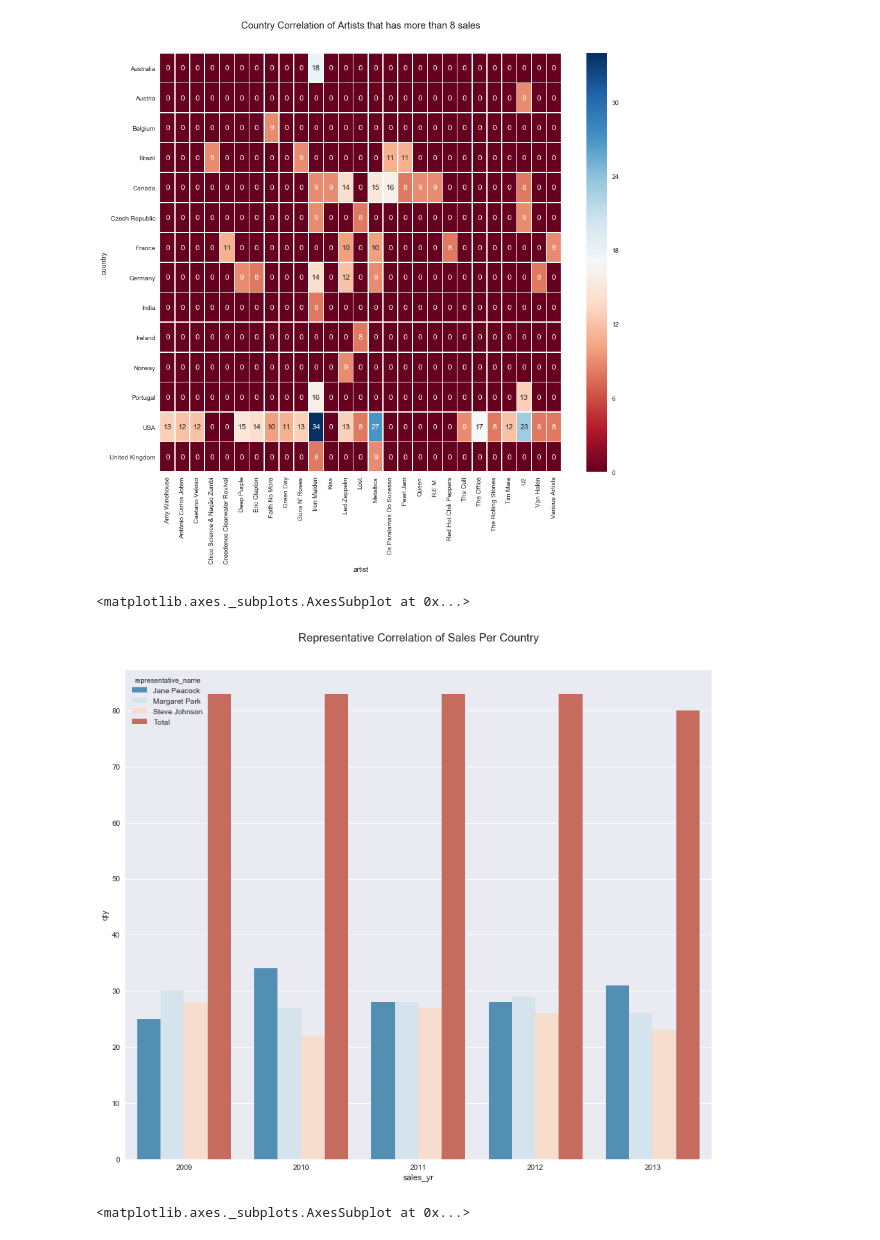
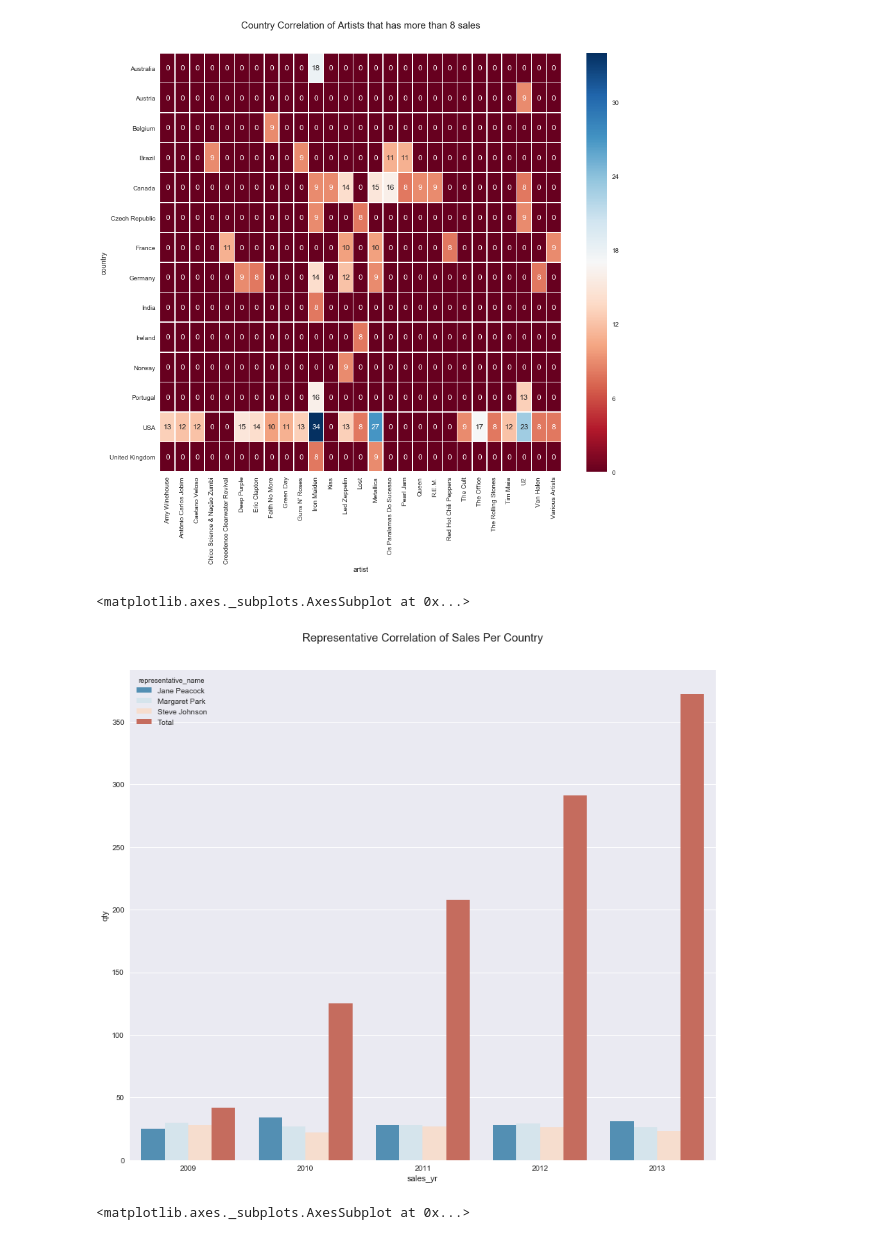
Before and after one commit to wfercosta/udacity-fdci-ii, a Jupyter notebook: FDSII - SQL Projeto - Loja Musica.ipynb, the cells around one changed output. Saved outputs shown, nothing was run; the diff lists cells and outputs as text; code cells hidden in the pictures.

Commit message:
Adiciona uma nova visualização

```diff
--- a/FDSII - SQL Projeto - Loja Musica.ipynb
+++ b/FDSII - SQL Projeto - Loja Musica.ipynb
@@ -66,32 +66,32 @@ sns.heatmap(pivot, annot=True, fmt="g", linewidths=.5, cmap=colormap)
 # %%
 sql = (
     'SELECT '
     '  E.FirstName || \' \' || E.LastName AS representative_name, '
     '  strftime(\'%Y\', I.InvoiceDate) as sales_yr, '
     '  count(I.InvoiceId) as qty '
     'FROM Employee e '
     'INNER JOIN Customer C ON e.EmployeeId = C.SupportRepId '
     'INNER JOIN Invoice I ON C.CustomerId = I.CustomerId '
     'WHERE e.Title = \'Sales Support Agent\' '
     'GROUP BY 1, 2 '
     'UNION '
     'SELECT '
        '\'Total\', '
        'strftime(\'%Y\', InvoiceDate) as sales_yr, '
-       'count(InvoiceId) as qty '
+       'avg(InvoiceId) as qty '
     'FROM Invoice '
     'GROUP BY 1, 2'
 )
 
 df = pd.read_sql_query(sql, conn)
 
 plt.figure(figsize=(14,12))
 plt.title('Representative Correlation of Sales Per Country', y=1.05, size=15)
 
 sns.barplot(x="sales_yr", y="qty", hue="representative_name", data=df, palette="RdBu_r")
 # %% [output]
 <matplotlib.axes._subplots.AxesSubplot at 0x...>
-[figure, old version]
+[figure, new version]
 # %%
 sql = (
     'SELECT '
```
Also changed, not shown: parts of 1 cell of this notebook.
